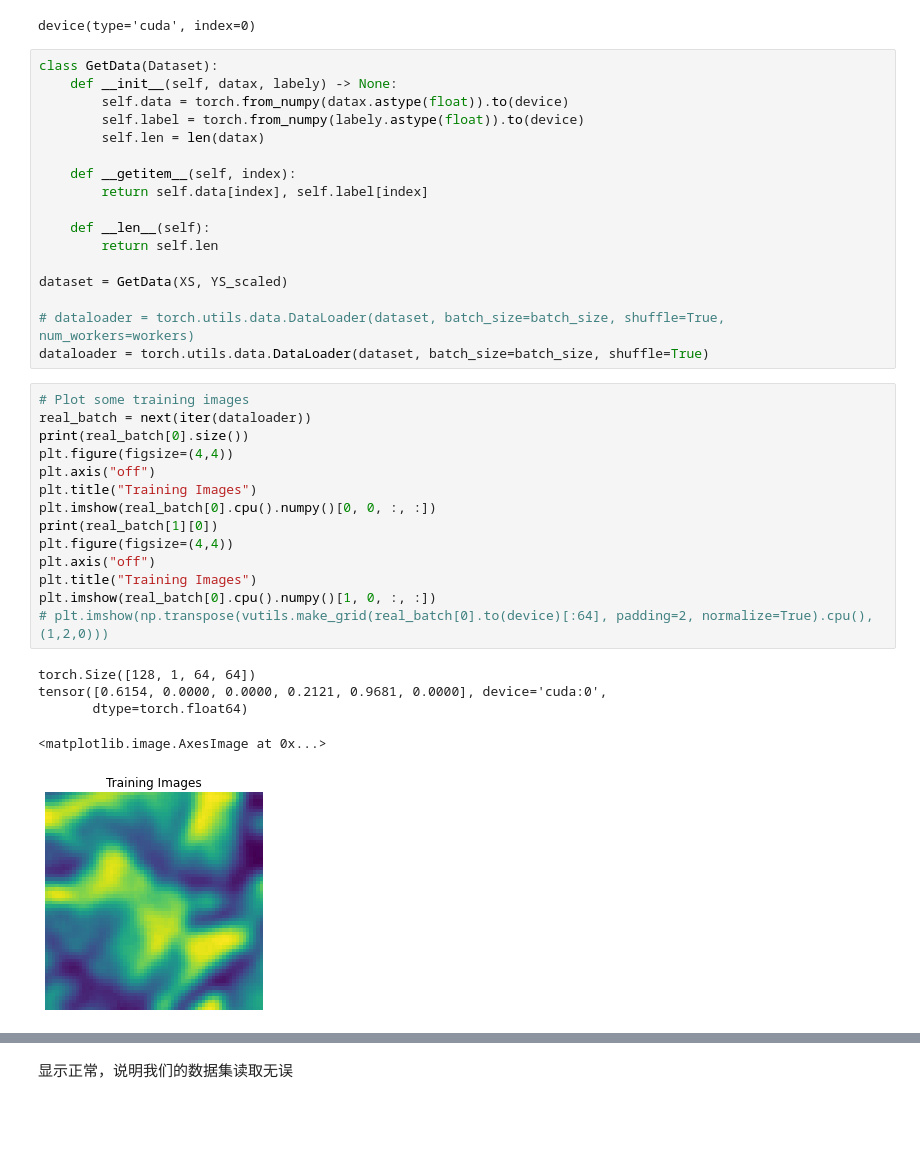
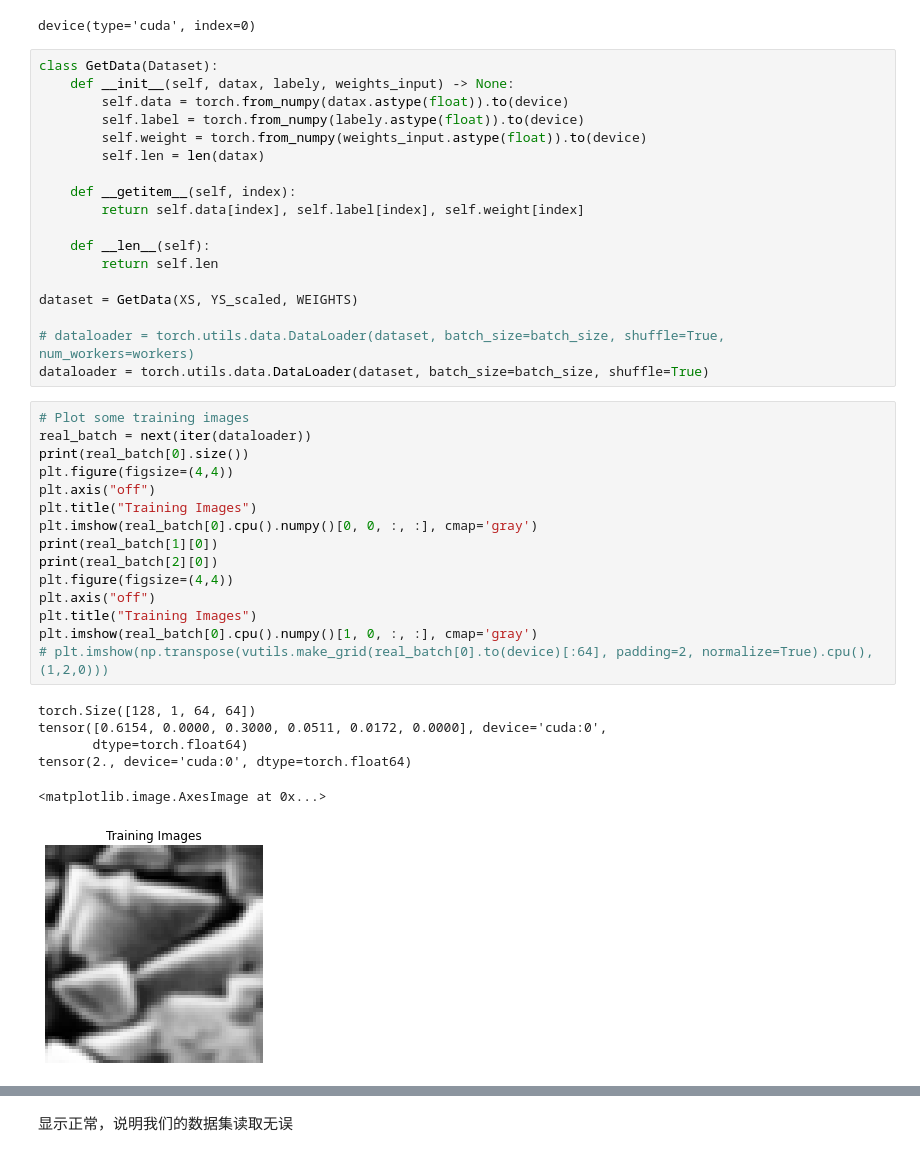
Before and after one commit to Tyrion58/SZD_image_generate, a Jupyter notebook: GAN.ipynb, the cells around one changed output, grey strips where cells are left out. Drawn from its saved outputs; the diff is of its cells as text; blank space fills up the shorter version.

Commit message:
:sunglasses:添加了sample weight，训练初一个模型

```diff
--- a/GAN.ipynb
+++ b/GAN.ipynb
@@ -302,38 +298,41 @@ device
 device(type='cuda', index=0)
 # %%
 class GetData(Dataset):
-    def __init__(self, datax, labely) -> None:
+    def __init__(self, datax, labely, weights_input) -> None:
         self.data = torch.from_numpy(datax.astype(float)).to(device)
         self.label = torch.from_numpy(labely.astype(float)).to(device)
+        self.weight = torch.from_numpy(weights_input.astype(float)).to(device)
         self.len = len(datax)
 
     def __getitem__(self, index):
-        return self.data[index], self.label[index]
+        return self.data[index], self.label[index], self.weight[index]
 
     def __len__(self):
         return self.len
 
-dataset = GetData(XS, YS_scaled)
+dataset = GetData(XS, YS_scaled, WEIGHTS)
 
 # dataloader = torch.utils.data.DataLoader(dataset, batch_size=batch_size, shuffle=True, num_workers=workers)
 dataloader = torch.utils.data.DataLoader(dataset, batch_size=batch_size, shuffle=True)
 # %%
 # Plot some training images
 real_batch = next(iter(dataloader))
 print(real_batch[0].size())
 plt.figure(figsize=(4,4))
 plt.axis("off")
 plt.title("Training Images")
-plt.imshow(real_batch[0].cpu().numpy()[0, 0, :, :])
+plt.imshow(real_batch[0].cpu().numpy()[0, 0, :, :], cmap='gray')
 print(real_batch[1][0])
+print(real_batch[2][0])
 plt.figure(figsize=(4,4))
 plt.axis("off")
 plt.title("Training Images")
-plt.imshow(real_batch[0].cpu().numpy()[1, 0, :, :])
+plt.imshow(real_batch[0].cpu().numpy()[1, 0, :, :], cmap='gray')
 # plt.imshow(np.transpose(vutils.make_grid(real_batch[0].to(device)[:64], padding=2, normalize=True).cpu(),(1,2,0)))
 # %% [output]
 torch.Size([128, 1, 64, 64])
-tensor([0.6154, 0.0000, 0.0000, 0.2121, 0.9681, 0.0000], device='cuda:0',
+tensor([0.6154, 0.0000, 0.3000, 0.0511, 0.0172, 0.0000], device='cuda:0',
        dtype=torch.float64)
+tensor(2., device='cuda:0', dtype=torch.float64)
 <matplotlib.image.AxesImage at 0x...>
-[figure, old version]
+[figure, new version]
```
Also changed, not shown: parts of 22 cells of this notebook, 1 other file.
